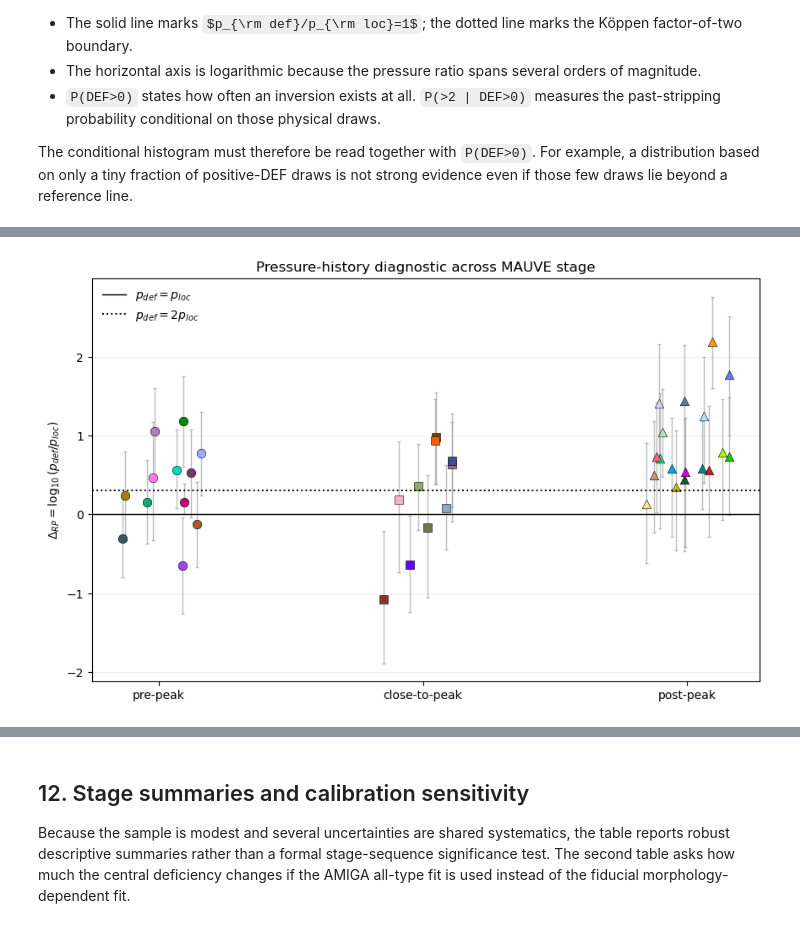
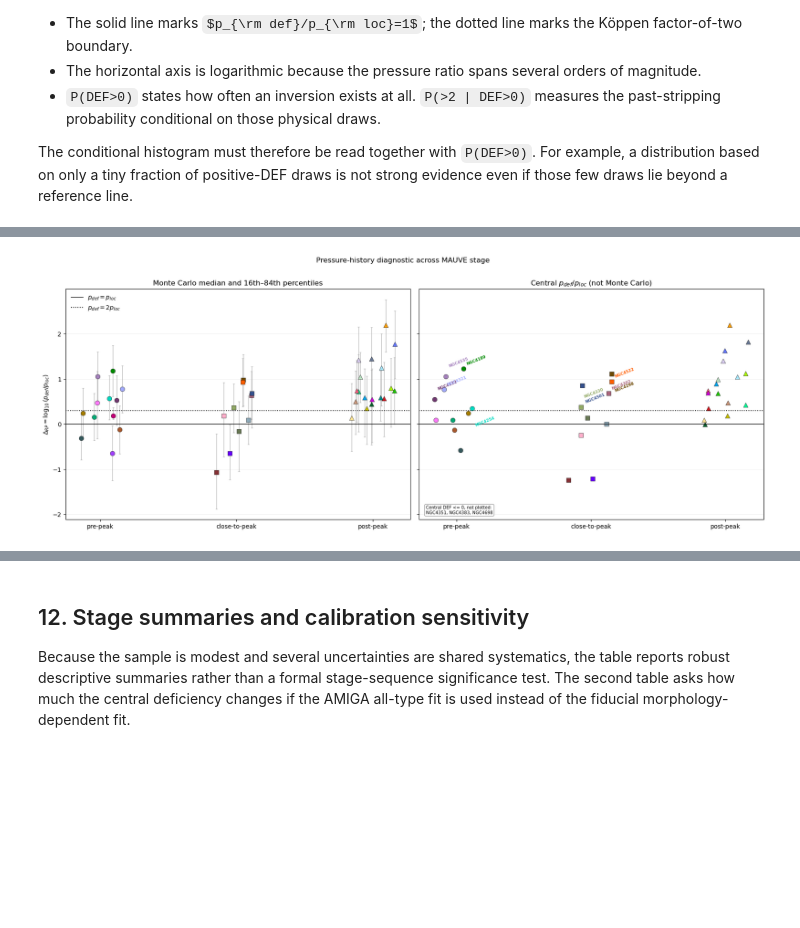
Before and after one commit to Rongjun-ANU/ICRAR-MAUVE, a Jupyter notebook: further/20260815_recompute_Koppen_criteria_MAUVE.ipynb, the cells around one changed output, grey strips where cells are left out. Saved outputs shown, nothing was run; the diff lists cells and outputs as text; code cells hidden in the pictures; some formulas as TeX source; blank space fills up the shorter version.

```diff
--- a/further/20260815_recompute_Koppen_criteria_MAUVE.ipynb
+++ b/further/20260815_recompute_Koppen_criteria_MAUVE.ipynb
@@ -77,7 +77,7 @@ RNG_SEED = 20260815
 N_MC = 20_000
 DISTANCE_MPC = 16.5
 SIGMA_LOG_MHI_OBS_DEX = 0.10
-VROT_FRACTIONAL_FLOOR = 0.10
+VROT_FRACTIONAL_FALLBACK = 0.01
 SIGMA_LOG_PLOC_DEX = np.log10(2.0)
 
 # Köppen et al. disk parameters.
@@ -245,12 +252,17 @@ assert len(hyperleda) == 40 and hyperleda["Galaxy"].is_unique
 assert set(sample["Galaxy"]) == set(hyperleda["Galaxy"]), "HyperLeda snapshot/sample mismatch"
 
 sample = sample.merge(hyperleda, on="Galaxy", how="left", validate="one_to_one")
-sample["e_vrot_used"] = np.maximum(
-    sample["e_vrot"].fillna(0.0),
-    VROT_FRACTIONAL_FLOOR * sample["vrot"],
+has_literature_evrot = np.isfinite(sample["e_vrot"]) & (sample["e_vrot"] > 0)
+sample["e_vrot_used"] = np.where(
+    has_literature_evrot,
+    sample["e_vrot"],
+    VROT_FRACTIONAL_FALLBACK * sample["vrot"],
+)
+sample["e_vrot_source"] = np.where(
+    has_literature_evrot, "literature e_vrot", "1% of reported vrot",
 )
 
 assert sample[["logd25", "e_logd25", "t", "e_t", "vrot"]].notna().all().all()
-display(sample[["Galaxy", "logd25", "e_logd25", "t", "e_t", "hl_type", "vrot", "e_vrot", "e_vrot_used"]])
+display(sample[["Galaxy", "logd25", "e_logd25", "t", "e_t", "hl_type", "vrot", "e_vrot", "e_vrot_used", "e_vrot_source"]])
 print("HyperLeda coverage: 40/40 for logd25, T, and vrot.")
 # %% [output]
@@ -852,29 +912,73 @@ This panel shows the Monte Carlo median $\Delta_{\rm RP}$ and its 16th–84th pe
 # %%
-fig, ax = plt.subplots(figsize=(10.2, 6.2))
+fig, (ax_mc, ax_central) = plt.subplots(1, 2, figsize=(17.0, 6.4), sharey=True)
 jitter_rng = np.random.default_rng(42)
 
 for stage in (1, 2, 3):
     group = results[(results["stage"] == stage) & np.isfinite(results["Delta_RP_p50"])]
     x = stage + jitter_rng.uniform(-0.17, 0.17, len(group))
     y = group["Delta_RP_p50"].to_numpy()
     yerr = np.vstack([
         y - group["Delta_RP_p16"].to_numpy(),
         group["Delta_RP_p84"].to_numpy() - y,
     ])
-    ax.errorbar(x, y, yerr=yerr, fmt="none", ecolor="0.65", alpha=0.75,
-                elinewidth=1.0, capsize=1.5, zorder=1)
+    ax_mc.errorbar(x, y, yerr=yerr, fmt="none", ecolor="0.65", alpha=0.75,
+                   elinewidth=1.0, capsize=1.5, zorder=1)
+    for label_number, (xpos, (_, row)) in enumerate(zip(x, group.iterrows())):
+        ax_mc.scatter(xpos, row["Delta_RP_p50"], s=58, color=row["galaxy_color"],
+                      marker=stage_markers[stage], edgecolor="black", linewidth=0.4, zorder=2)
+
+ax_mc.axhline(0.0, color="black", linewidth=1.0, label=r"$p_{def}=p_{loc}$")
+ax_mc.axhline(np.log10(2.0), color="black", linestyle=":", linewidth=1.4,
+              label=r"$p_{def}=2p_{loc}$")
+ax_mc.set_xticks([1, 2, 3], [stage_labels[s] for s in (1, 2, 3)])
+ax_mc.set_ylabel(r"$\Delta_{RP}=\log_{10}(p_{def}/p_{loc})$")
+ax_mc.set_title("Monte Carlo median and 16th–84th percentiles")
+ax_mc.grid(axis="y", alpha=0.2)
+ax_mc.legend(frameon=False)
+
+# Added central-value stage panel. Negative/non-positive central deficiencies
+# are deliberately absent because their stripping-radius inversion is undefined.
+central_stage_valid = np.isfinite(results["pressure_ratio"]) & (results["pressure_ratio"] > 0)
+central_jitter_rng = np.random.default_rng(43)
+central_label_number = 0
+for stage in (1, 2, 3):
+    group = results[(results["stage"] == stage) & central_stage_valid]
+    x = stage + central_jitter_rng.uniform(-0.17, 0.17, len(group))
     for xpos, (_, row) in zip(x, group.iterrows()):
-        ax.scatter(xpos, row["Delta_RP_p50"], s=58, color=row["galaxy_color"],
-                   marker=stage_markers[stage], edgecolor="black", linewidth=0.4, zorder=2)
-
-ax.axhline(0.0, color="black", linewidth=1.0, label=r"$p_{def}=p_{loc}$")
-ax.axhline(np.log10(2.0), color="black", linestyle=":", linewidth=1.4,
-           label=r"$p_{def}=2p_{loc}$")
-ax.set_xticks([1, 2, 3], [stage_labels[s] for s in (1, 2, 3)])
-ax.set_ylabel(r"$\Delta_{RP}=\log_{10}(p_{def}/p_{loc})$")
-ax.set_title("Pressure-history diagnostic across MAUVE stage")
-ax.grid(axis="y", alpha=0.2)
-ax.legend(frameon=False)
+        central_y = np.log10(row["pressure_ratio"])
+        ax_central.scatter(
+            xpos, central_y, s=58,
+            color=row["galaxy_color"], marker=stage_markers[stage],
+            edgecolor="black", linewidth=0.4,
+        )
+        if stage in (1, 2) and row["pressure_ratio"] > 2.0:
+            label_offsets = [(4, 5), (4, 14), (4, -12)]
+            offset = label_offsets[central_label_number % len(label_offsets)]
+            ax_central.annotate(
+                row["Galaxy"], (xpos, central_y), xytext=offset,
+                textcoords="offset points", fontsize=6.6, fontweight="bold",
+                color=row["galaxy_color"], rotation=22, ha="left",
+                va="bottom" if offset[1] >= 0 else "top", zorder=3,
+            )
+            central_label_number += 1
+ax_central.axhline(0.0, color="black", linewidth=1.0)
+ax_central.axhline(np.log10(2.0), color="black", linestyle=":", linewidth=1.4)
+ax_central.set_xticks([1, 2, 3], [stage_labels[s] for s in (1, 2, 3)])
+ax_central.set_title("Central $p_{def}/p_{loc}$ (not Monte Carlo)")
+ax_central.grid(axis="y", alpha=0.2)
+negative_central_names = results.loc[results["DEF"] <= 0, "Galaxy"].tolist()
+ax_central.text(
+    0.02, 0.02, "Central DEF <= 0, not plotted:\n" + ", ".join(negative_central_names),
+    transform=ax_central.transAxes, ha="left", va="bottom", fontsize=7.2,
+    bbox={"boxstyle": "round,pad=0.3", "facecolor": "white", "edgecolor": "0.6", "alpha": 0.9},
+)
+fig.suptitle("Pressure-history diagnostic across MAUVE stage", y=1.01)
+fig.tight_layout()
 plt.show()
+central_nonpost_gt2_names = results.loc[
+    central_valid & results["stage"].isin([1, 2]) & (results["pressure_ratio"] > 2.0),
+    "Galaxy",
+].tolist()
+print("Central-ratio pre-/close-to-peak galaxies above 2: " + ", ".join(central_nonpost_gt2_names))
 # %% [output]
-[figure, old version]
+[figure, new version]
```
Also changed, not shown: parts of 13 cells of this notebook, 5 other files.
